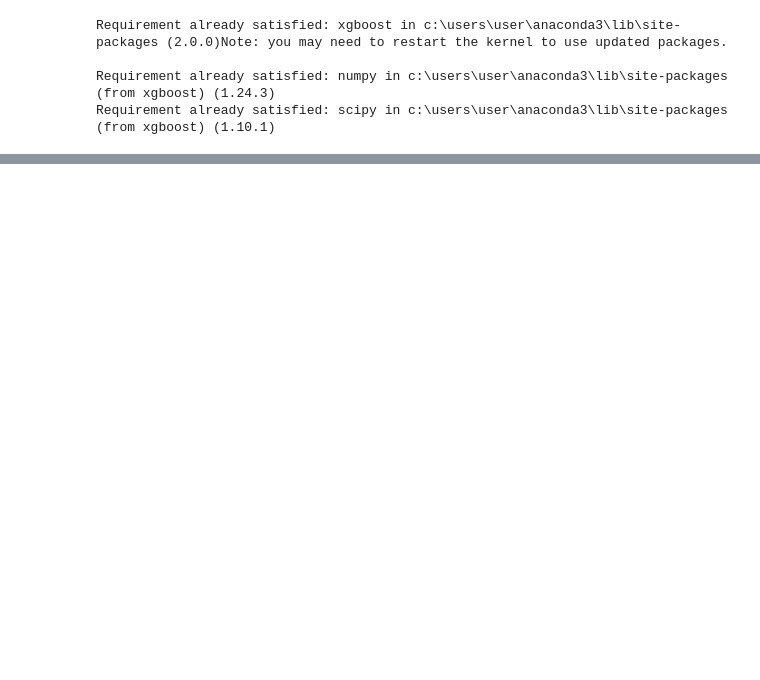
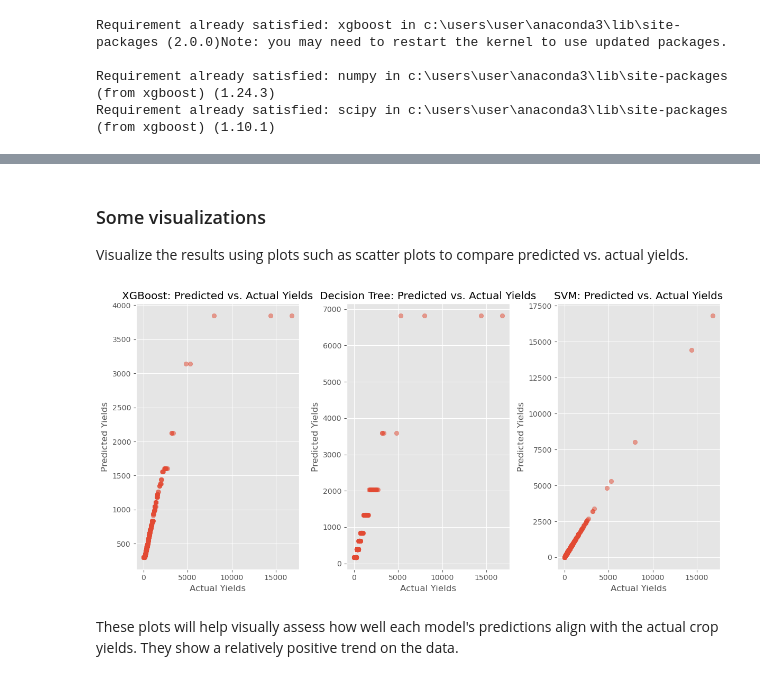
Before and after one commit to JOHNMARK-cmd/phase5project, a Jupyter notebook: GROUP-SIX.ipynb, the cells around one changed output, grey strips where cells are left out. Drawn from its saved outputs; the diff is of its cells as text; code cells hidden in the pictures; blank space fills up the shorter version.

Commit message:
machine learning models

```diff
--- a/GROUP-SIX.ipynb
+++ b/GROUP-SIX.ipynb
@@ -799,0 +819,3 @@ XGBRegressor(base_score=None, booster=None, callbacks=None,
+# %%
+# Fit the models
+grid_search_xgboost.fit(X_train, y_train)
@@ -800,3 +840,3 @@ XGBRegressor(base_score=None, booster=None, callbacks=None,
 # %%
-model_decision_tree.fit(X_train, y_train)
+grid_search_decision_tree.fit(X_train, y_train)
 # %% [output]
@@ -804,3 +847,3 @@ DecisionTreeRegressor()
 # %%
-model_svm.fit(X_train, y_train)
+grid_search_svm.fit(X_train, y_train)
 # %% [output]
@@ -871,0 +862,11 @@ array([658.78736192, 564.55544378, 395.53718257, 500.0992969 ,
+# %%
+# Get the best models with tuned hyperparameters
+best_model_xgboost = grid_search_xgboost.best_estimator_
+best_model_decision_tree = grid_search_decision_tree.best_estimator_
+best_params_decision_tree
+best_model_svm = grid_search_svm.best_estimator_
+
+# Make predictions with the best models
+y_xgboost_pred = best_model_xgboost.predict(X_test)
+y_decision_tree_pred = best_model_decision_tree.predict(X_test)
+y_svm_pred = best_model_svm.predict(X_test)
@@ -888,0 +891,31 @@ Mean Squared Error (SVM): 799758.7087182986
+# %% [markdown]
+### Some visualizations
+Visualize the results using plots such as scatter plots to compare predicted vs. actual yields.
+# %%
+# Visualize the results (predicted vs. actual yields)
+plt.figure(figsize=(12, 6))
+
+plt.subplot(131)
+plt.scatter(y_test, y_xgboost_pred, alpha=0.5)
+plt.title("XGBoost: Predicted vs. Actual Yields")
+plt.xlabel("Actual Yields")
+plt.ylabel("Predicted Yields")
+
+plt.subplot(132)
+plt.scatter(y_test, y_decision_tree_pred, alpha=0.5)
+plt.title("Decision Tree: Predicted vs. Actual Yields")
+plt.xlabel("Actual Yields")
+plt.ylabel("Predicted Yields")
+
+plt.subplot(133)
+plt.scatter(y_test, y_svm_pred, alpha=0.5)
+plt.title("SVM: Predicted vs. Actual Yields")
+plt.xlabel("Actual Yields")
+plt.ylabel("Predicted Yields")
+
+plt.tight_layout()
+plt.show()
+# %% [output]
+[figure, added]
+# %% [markdown]
+These plots will help visually assess how well each model's predictions align with the actual crop yields. They show a relatively positive trend on the data.
```
Also changed, not shown: parts of 21 cells of this notebook.
